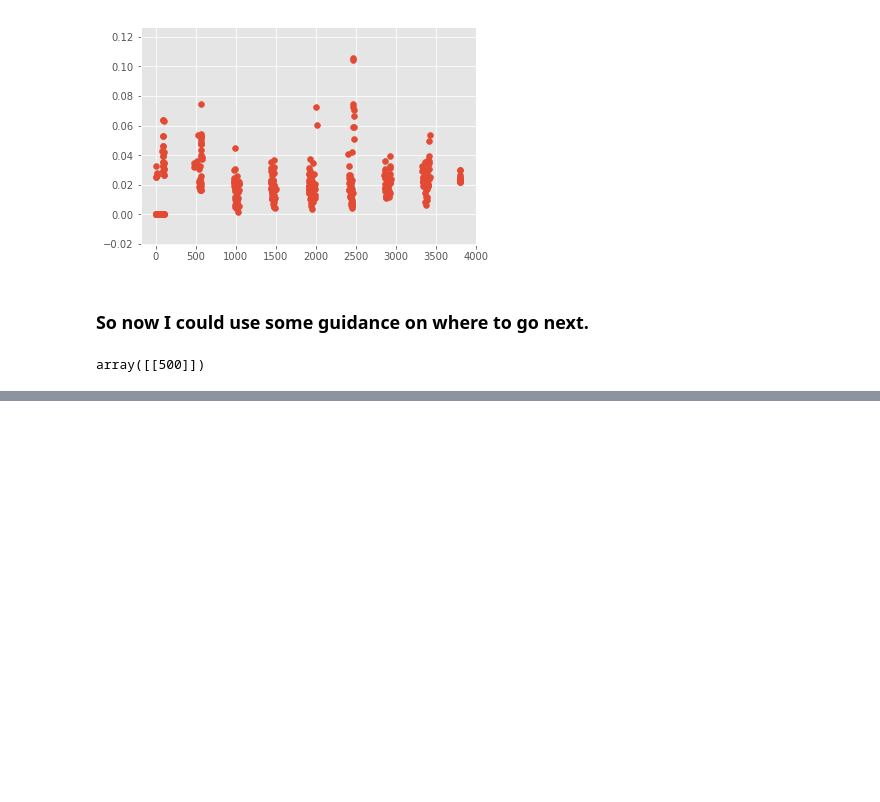
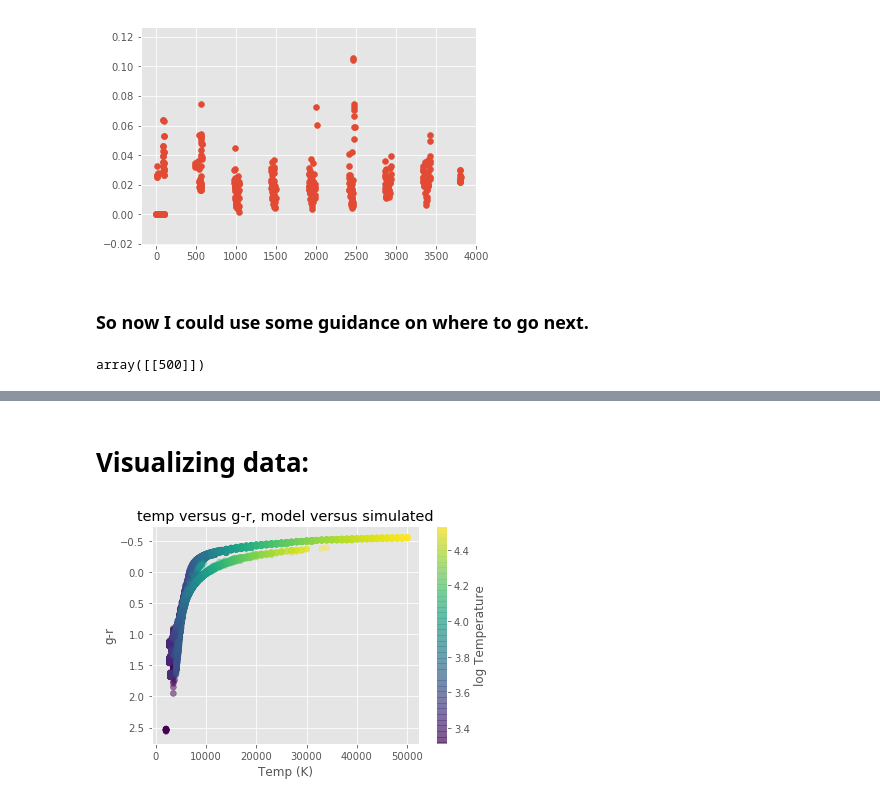
Before and after one commit to yoachim/LSST_narrowband, a Jupyter notebook: KDtrees_stuff.ipynb, the cells around one changed output, grey strips where cells are left out. Drawn from its saved outputs; the diff is of its cells as text; code cells hidden in the pictures; blank space fills up the shorter version.

```diff
--- a/KDtrees_stuff.ipynb
+++ b/KDtrees_stuff.ipynb
@@ -194,0 +354,19 @@ class stellar_param_fitter(object):
+# %% [markdown]
+# Visualizing data:
+# %%
+# maybe matches up better with colors:
+
+plt.scatter(model_atm_mags['Teff'], model_atm_mags['g']-model_atm_mags['r'],
+            c=np.log10(model_atm_mags['Teff']), alpha=.5)
+plt.scatter(sim_data['teff'], sim_data['gmag']-sim_data['rmag'],
+            c=np.log10(sim_data['teff']), alpha=.4)
+cb = plt.colorbar()
+cb.set_label('log Temperature')
+plt.gca().invert_yaxis()
+plt.xlabel('Temp (K)')
+plt.ylabel('g-r')
+plt.title('temp versus g-r, model versus simulated');
+
+# yes that is much better
+# %% [output]
+[figure, added]
```
Also changed, not shown: parts of 34 cells of this notebook, 2 other files.
